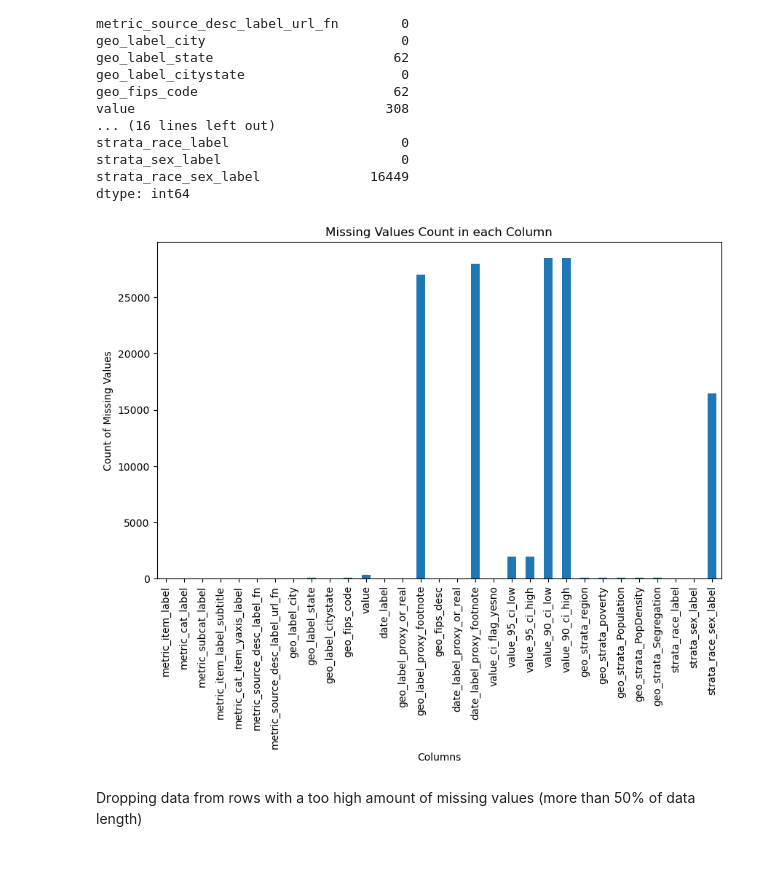
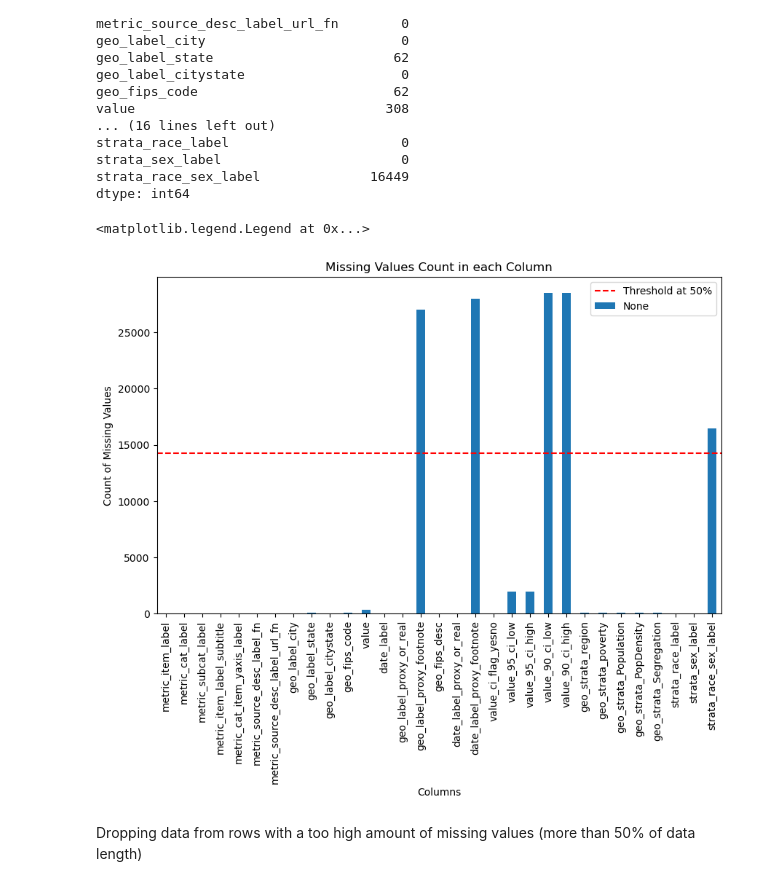
Before and after one commit to kohlerch/G4C-Project, a Jupyter notebook: Project/big-cities-health/Deaths_PreProcessing.ipynb, the cells around one changed output. Drawn from its saved outputs; the diff is of its cells as text; code cells hidden in the pictures.

Commit message:
Added Plots

```diff
--- a/Project/big-cities-health/Deaths_PreProcessing.ipynb
+++ b/Project/big-cities-health/Deaths_PreProcessing.ipynb
@@ -137,12 +146,18 @@ dtype: int64
 # %%
 plt.figure(figsize=(10, 6))
 plot_missing.plot(kind='bar')
 plt.xlabel('Columns')
 plt.ylabel('Count of Missing Values')
 plt.title('Missing Values Count in each Column')
-plt.show()
+
+threshold = plot_missing.max() * 0.5
+plt.axhline(threshold, color='r', linestyle='--', label='Threshold at 50%')
+
+
+plt.legend()
 # %% [output]
+<matplotlib.legend.Legend at 0x...>
-[figure, old version]
+[figure, new version]
 # %% [markdown]
 Dropping data from rows with a too high amount of missing values (more than 50% of data length)
 # %%
```
Also changed, not shown: parts of 3 cells of this notebook.
